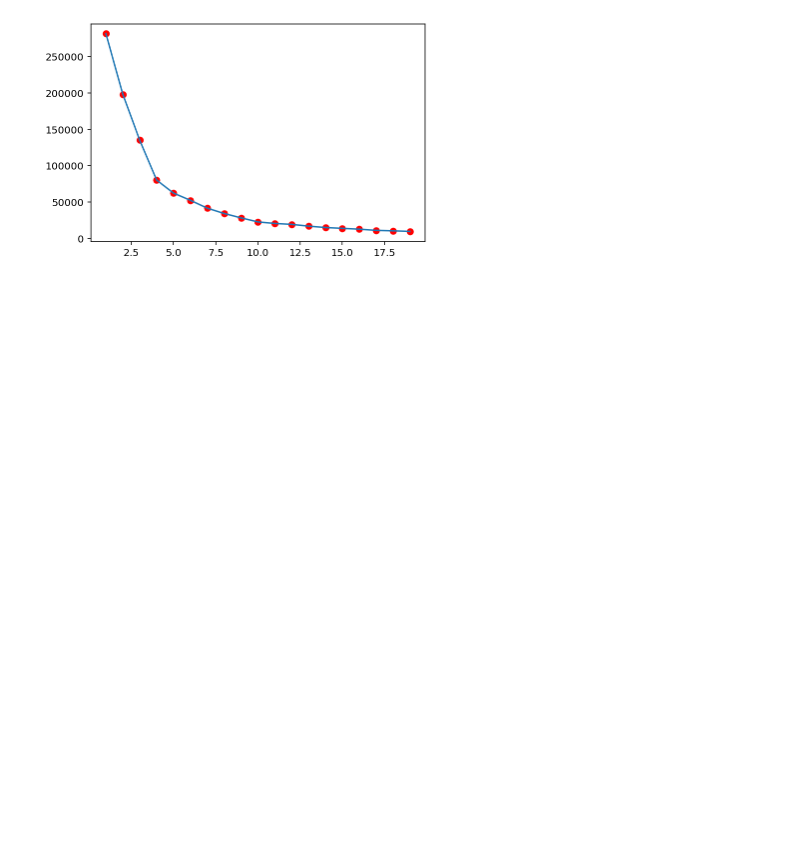
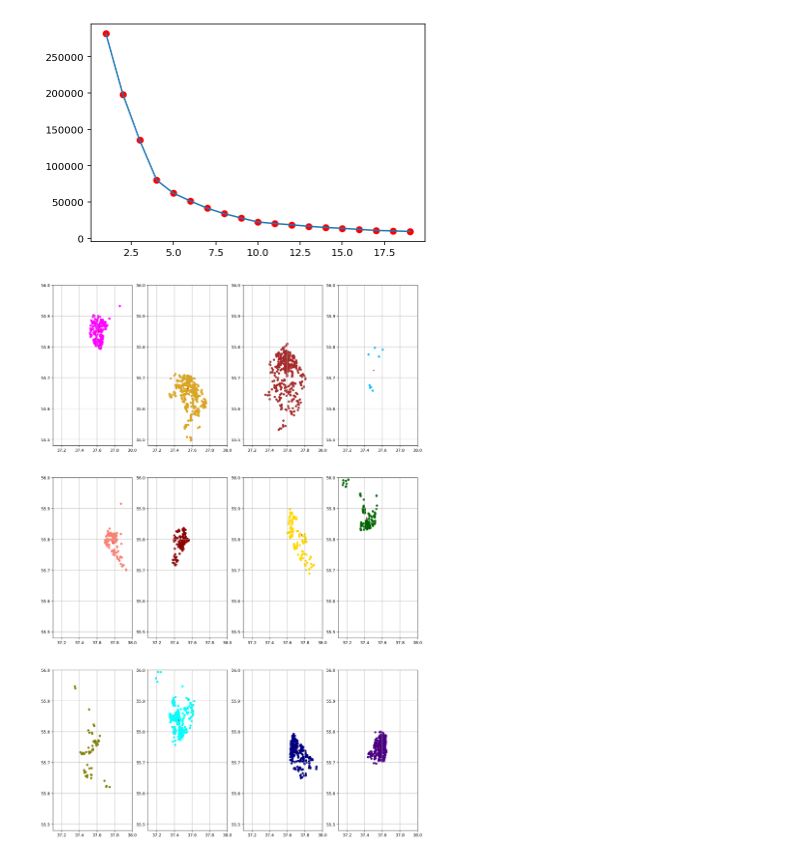
Before and after one commit to gsbelarus/python, a Jupyter notebook: Dz6/Dz6.ipynb, the cells around one changed output. Cells and saved outputs as stored; diff of their text form; code cells hidden in the pictures; blank space fills up the shorter version.

```diff
--- a/Dz6/Dz6.ipynb
+++ b/Dz6/Dz6.ipynb
@@ -12,6 +12,21 @@ from sklearn.preprocessing import StandardScaler
 # игнорировать предупреждения
 import warnings
 warnings.filterwarnings("ignore")
+# %%
+colors = [
+    'magenta',
+    'goldenrod',
+    'brown',
+    'deepskyblue',
+    'salmon',
+    'darkred',
+    'gold',
+    'darkgreen',
+    'olive',
+    'cyan',
+    'navy',
+    'indigo'
+]
 # %%
 data = pd.read_csv('geo_comment_2.csv', delimiter=';', converters={
     'x': lambda x: float(x.replace(',', '.')),
@@ -53,3 +61,31 @@ plt.plot(ks, k_inertia, 'ro')
 plt.plot(ks, k_inertia);
 # %% [output]
 [figure]
+# %%
+n = 12
+
+kmeans = KMeans(n_clusters=n)
+clusters = kmeans.fit_predict(data_scaled)
+
+x_std = data.x.std()
+x_mean = data.x.mean()
+y_std = data.y.std()
+y_mean = data.y.mean()
+
+fig, axes = plt.subplots(3, 4, figsize=(16, 14 / 0.57))
+
+for x in range(len(axes)):
+    for y in range(len(axes[x])):
+        i = x * 4 + y
+        indices = np.argwhere(clusters == i).flatten()
+        d = data.loc[indices]
+        ax = axes[x][y]
+        ax.set_autoscaley_on(False)
+        ax.scatter(d.x, d.y, s=20, c=colors[i]);
+        ax.grid()
+        ax.set_xlim([37.1, 38])
+        ax.set_ylim([55.48, 56])
+        centers = kmeans.cluster_centers_
+        ax.scatter(centers[i, 0] * x_std + x_mean, centers[i, 1] * y_std + y_mean, c='red', s=5)
+# %% [output]
+[figure, added]
```
Also changed, not shown: parts of 4 cells of this notebook.
